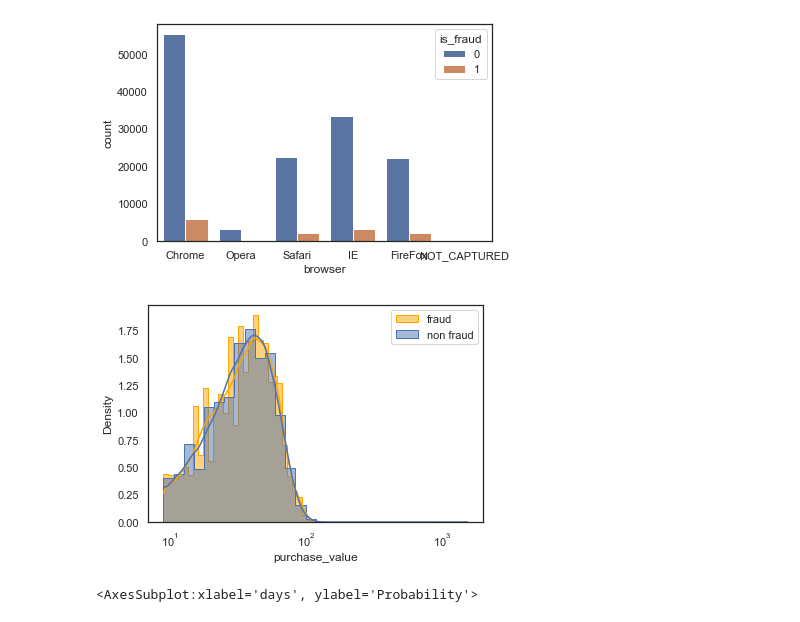
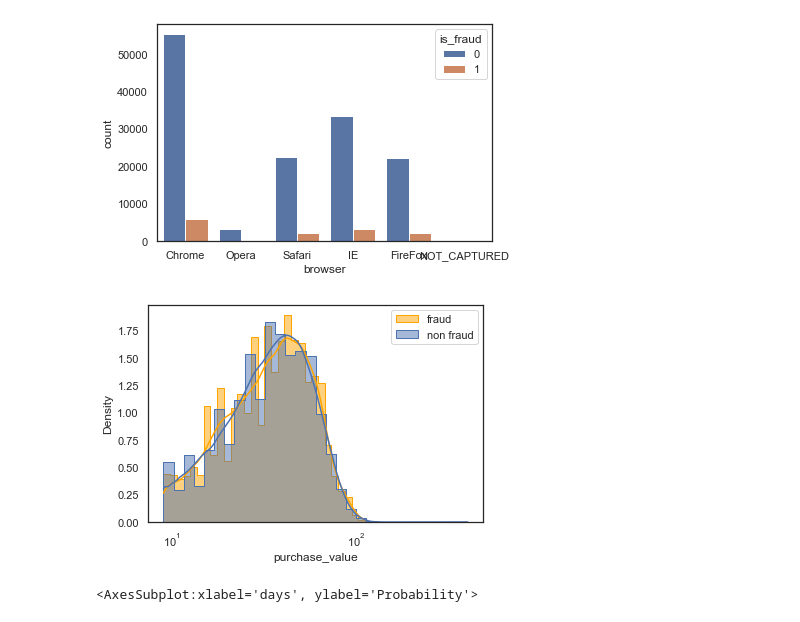
Before and after one commit to TeoTzeShuen/school, a Jupyter notebook: Individual Project/project.ipynb, the cells around one changed output. Drawn from its saved outputs; the diff is of its cells as text; code cells hidden in the pictures.

Commit message:
Trying some data cleanup stuff.
Incredibly messy, so this will be a fork until i figure out arrangement.

```diff
--- a/Individual Project/project.ipynb
+++ b/Individual Project/project.ipynb
@@ -61,3 +95,8 @@ dtype: float64
+# %%
+# massive outliers here - dictionary says value should be capped at 400, so we will hard cap the value at that and remove outliers.
+# NOTE please annotate and explain the use of this
+df_im = df.copy()
+df_im['purchase_value'] = df_im['purchase_value'].mask(df_im['purchase_value']>400,400)
 # %%
 # The most notable data is the is_fraud value, which will help us with our data exploration later
 # Draw piechart to determine percentage of fraud cases in dataset
@@ -91,21 +130,21 @@ sns.countplot(data=df, x='browser', hue='is_fraud')
 # %%
 # Deleted the old, non-regex way which involved splitting the data into 2 dfs. This is cleaner
 
 # Plotted in seaborn. I prefer how it looks. - https://seaborn.pydata.org/generated/seaborn.histplot.html
 # Done with regex - https://kanoki.org/2019/11/12/how-to-use-regex-in-pandas/
 
 # A few comments on the params passed
 # bins=30 - we choose a lower bin value so that the histogram is less 'spotty', won't affect kde anyways
 # stat='density' - This normalizes the areas of both hisotgrams to 1, making them directly comparable
 #           - (pct(%) or probability would result in the non fraud hist being notably smaller.)
 # kde - kernel density emulation helps us build an easily readable smoothed probabiltiy line, making the skew easy to see
 # log_scale - the raw data is extremely skewed so logaritmic scaling helps make the significant data take up more space along the x-axis.
-sns.histplot(df[df['is_fraud']==1]['purchase_value'], bins=30, stat='density', kde=True, log_scale=True, element="step", label = 'fraud', color="Orange")
-sns.histplot(df[df['is_fraud']==0]['purchase_value'], bins=30, stat='density', kde=True, log_scale=True, element="step", label = 'non fraud')
+sns.histplot(df_im[df_im['is_fraud']==1]['purchase_value'], bins=30, stat='density', kde=True, log_scale=True, element="step", label = 'fraud', color="Orange")
+sns.histplot(df_im[df_im['is_fraud']==0]['purchase_value'], bins=30, stat='density', kde=True, log_scale=True, element="step", label = 'non fraud')
 plt.legend()
 plt.show()
 # %% [output]
-[figure, old version]
+[figure, new version]
 # %%
 # we can see that the distribution of purchase value for fraud and non fraud cases both have similar distribution curves,
 # therefore, purchase value is inconclusive to test for fraudulent cases
```
Also changed, not shown: parts of 7 cells of this notebook.
